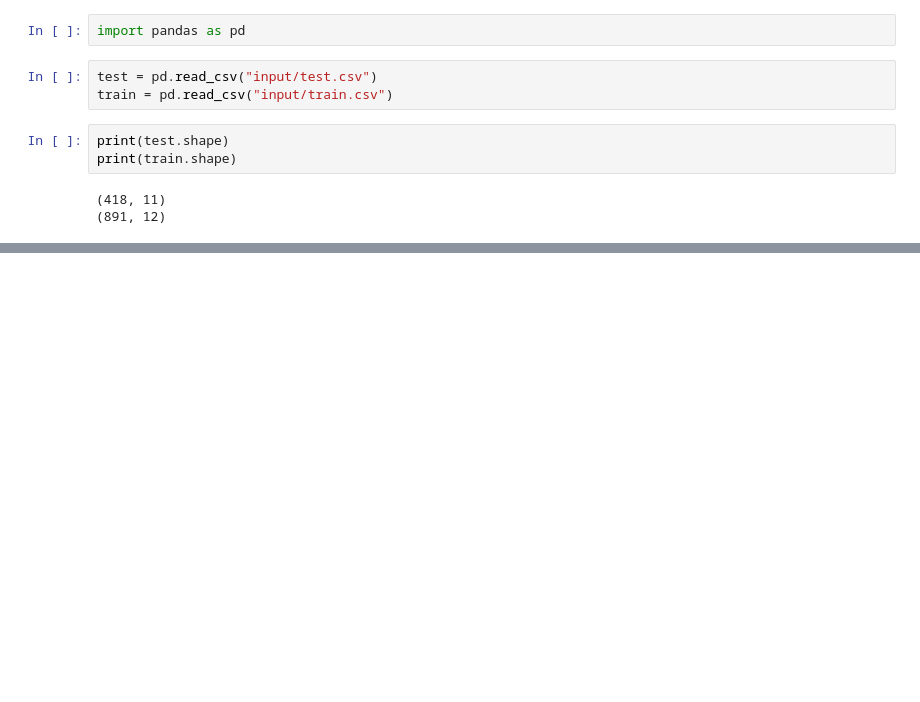
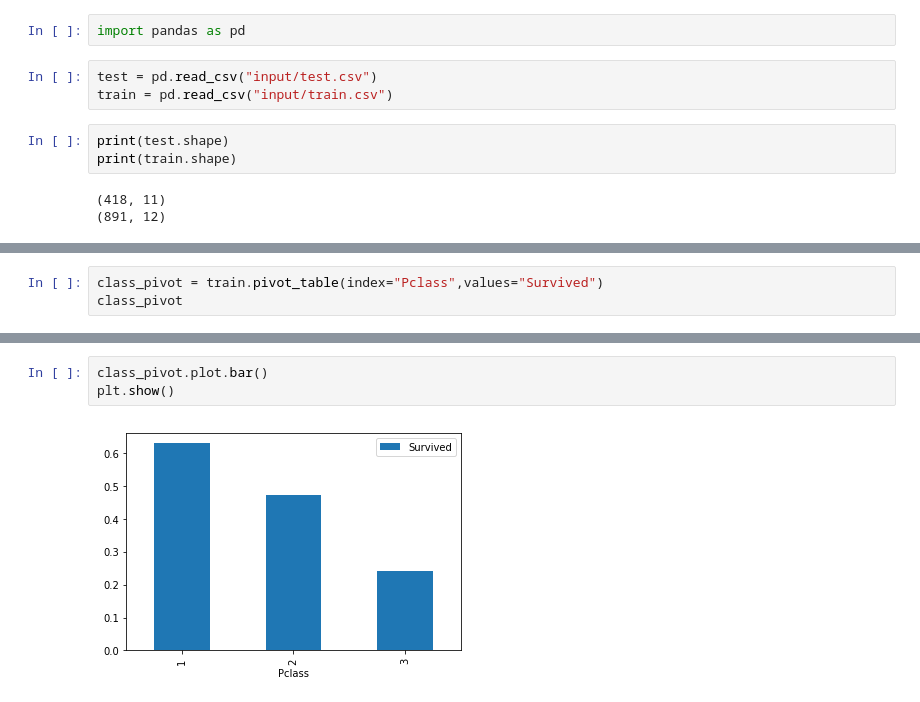
Before and after one commit to ikeinyyo/Kaggle-Titanic-Supervised-Learning, a Jupyter notebook: Titanic.ipynb, the cells around one changed output, grey strips where cells are left out. Saved outputs shown, nothing was run; the diff lists cells and outputs as text; blank space fills up the shorter version.

```diff
--- a/Titanic.ipynb
+++ b/Titanic.ipynb
@@ -25,0 +41,3 @@ train.head(10)
+# %%
+class_pivot = train.pivot_table(index="Pclass",values="Survived")
+class_pivot
@@ -25,0 +50,5 @@ train.head(10)
+# %%
+class_pivot.plot.bar()
+plt.show()
+# %% [output]
+[figure, added]
```
Also changed, not shown: parts of 21 cells of this notebook, 1 other file.
